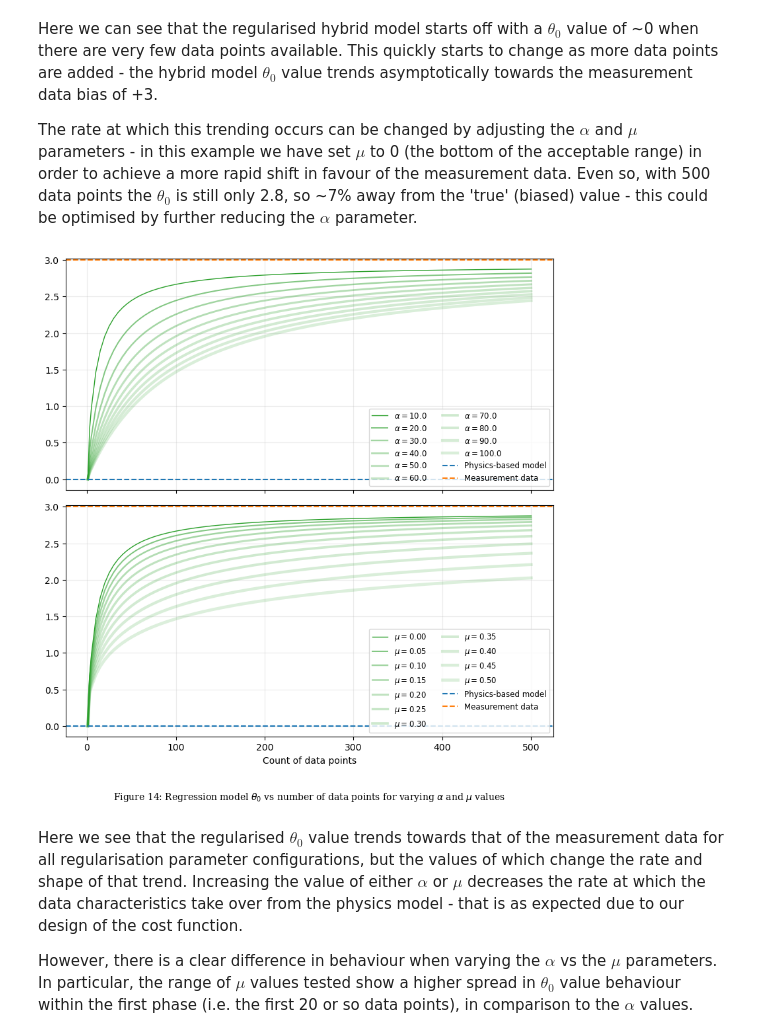
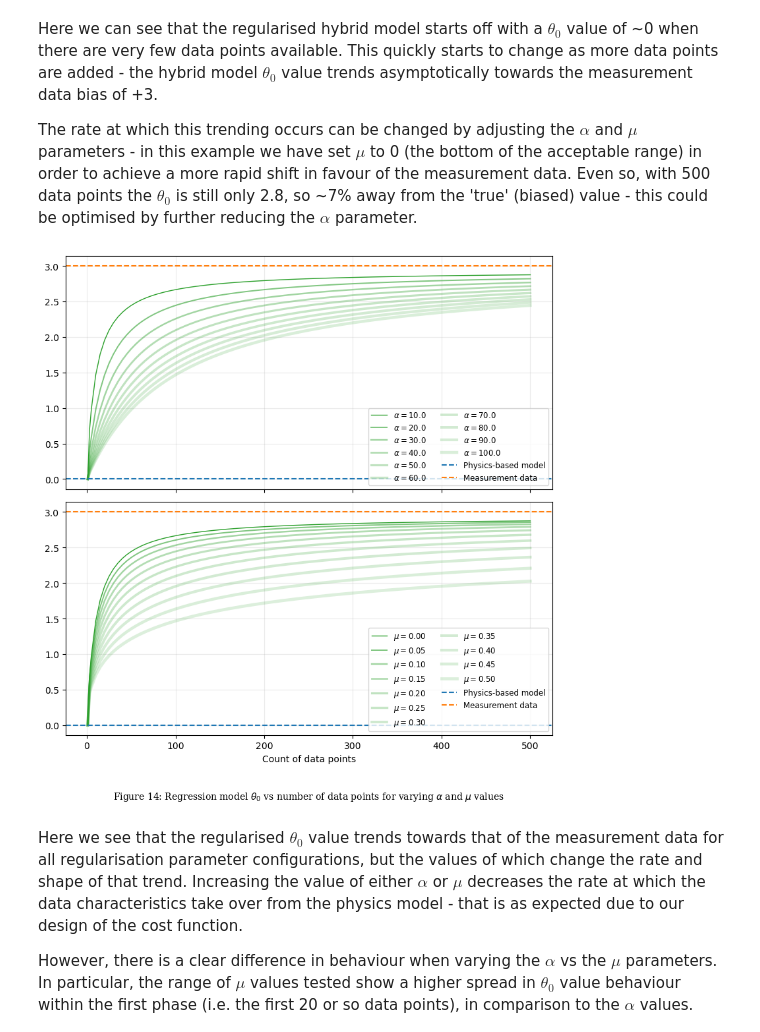
Before and after one commit to gabrucx/Digital-Twin-Analytics-Exploration, a Jupyter notebook: Exploration of physics-informed regression modelling for digital twins.ipynb, the cells around one changed output. Drawn from its saved outputs; the diff is of its cells as text; code cells hidden in the pictures.

```diff
--- a/Exploration of physics-informed regression modelling for digital twins.ipynb
+++ b/Exploration of physics-informed regression modelling for digital twins.ipynb
@@ -691,15 +692,13 @@ theta0_prime=0
 param_log_df = simulate_regress_function_with_dupl_data(data_bias, fit_lin_regr_params_regul_theta0, alpha=alpha, mu=mu, theta0_prime=theta0_prime)
 
 # plot
-colours = plt.rcParams['axes.prop_cycle'].by_key()['color']
-
-ax = param_log_df['theta0'].plot(label='Regularised hybrid model', c=colours[2], marker='+', ms=5, lw=1)
+ax = param_log_df['theta0'].plot(label='Regularised hybrid model', c='tab:green', marker='+', ms=5, lw=1)
 ax.set_xlabel('Count of data points')
 ax.set_ylabel(rf'$\theta_0$')
 ax.set_ylim(-0.25, 3.25)
 
 ax.axhline(0, ls='--', label='Physics-based model')
-ax.axhline(3, ls='--', label='Measurement data (inc. +3 systematic bias)', c=colours[1])
+ax.axhline(3, ls='--', label='Measurement data (inc. +3 systematic bias)', c='tab:orange')
 ax.legend(fontsize=8.5, loc=4)
 
 plt.grid(alpha=0.25)
@@ -725,39 +724,38 @@ alpha_log = {}
 for j, alpha_val in enumerate(alpha_vals):
     param_log_df = simulate_regress_function_with_dupl_data(data_bias, fit_lin_regr_params_regul_theta0, alpha=alpha_val, mu=mu, theta0_prime=theta0_prime)
     alpha_log[alpha_val] = param_log_df
 
 mu_vals = np.arange(0, 0.55, 0.05, dtype=float)
 mu_log = {}
 for j, mu_val in enumerate(mu_vals):
     param_log_df = simulate_regress_function_with_dupl_data(data_bias, fit_lin_regr_params_regul_theta0, alpha=alpha, mu=mu_val, theta0_prime=theta0_prime)
     mu_log[mu_val] = param_log_df
 
 # plot
-colours = plt.rcParams['axes.prop_cycle'].by_key()['color']
-
 fig, axarr = plt.subplots(2, 1, sharex=True, figsize=(8, 8))
 
 for j, alpha_val in enumerate(alpha_log.keys()):
-    alpha_log[alpha_val]['theta0'].plot(ax=axarr[0], label=rf'$\alpha=${alpha_val}', c=colours[2], lw=(j+1)**0.5, alpha=(1/(j+1))**0.75)
+    alpha_log[alpha_val]['theta0'].plot(ax=axarr[0], label=rf'$\alpha=${alpha_val}', c='tab:green', lw=(j+1)**0.5, alpha=(1/(j+1))**0.75)
 
 for j, mu_val in enumerate(mu_log.keys()):
-    mu_log[mu_val]['theta0'].plot(ax=axarr[1], label=rf'$\mu=$' + '%.2f' % mu_val, c=colours[2], lw=(j+1)**0.5, alpha=(1/(j+1))**0.75)
+    mu_log[mu_val]['theta0'].plot(ax=axarr[1], label=rf'$\mu=$' + '%.2f' % mu_val, c='tab:green', lw=(j+1)**0.5, alpha=(1/(j+1))**0.75)
 
 for ax in axarr:
     ax.axhline(0, ls='--', label='Physics-based model')
-    ax.axhline(3, ls='--', label='Measurement data', c=colours[1])
+    ax.axhline(3, ls='--', label='Measurement data', c='tab:orange')
     ax.legend(fontsize=8.5, ncol=2, loc=4)
     ax.grid(alpha=0.25)
+    ax.set_ylim(-0.14, 3.14)
 
 axarr[1].set_xlabel('Count of data points')
 plt.tight_layout()
 
 caption = rf"Figure 14: Regression model $\theta_0$ vs number of data points for varying $\alpha$ and $\mu$ values"
 plt.text(.5, -.275, caption, ha='center', font='serif', fontweight='medium', transform=ax.transAxes)
 
 plt.show()
 # %% [output]
-[figure, old version]
+[figure, new version]
 # %% [markdown]
 Here we see that the regularised ${\theta}_0$ value trends towards that of the measurement data for all regularisation parameter configurations, but the values of which change the rate and shape of that trend. Increasing the value of either $\alpha$ or $\mu$ decreases the rate at which the data characteristics take over from the physics model - that is as expected due to our design of the cost function.
 
```
Also changed, not shown: parts of 7 cells of this notebook.
